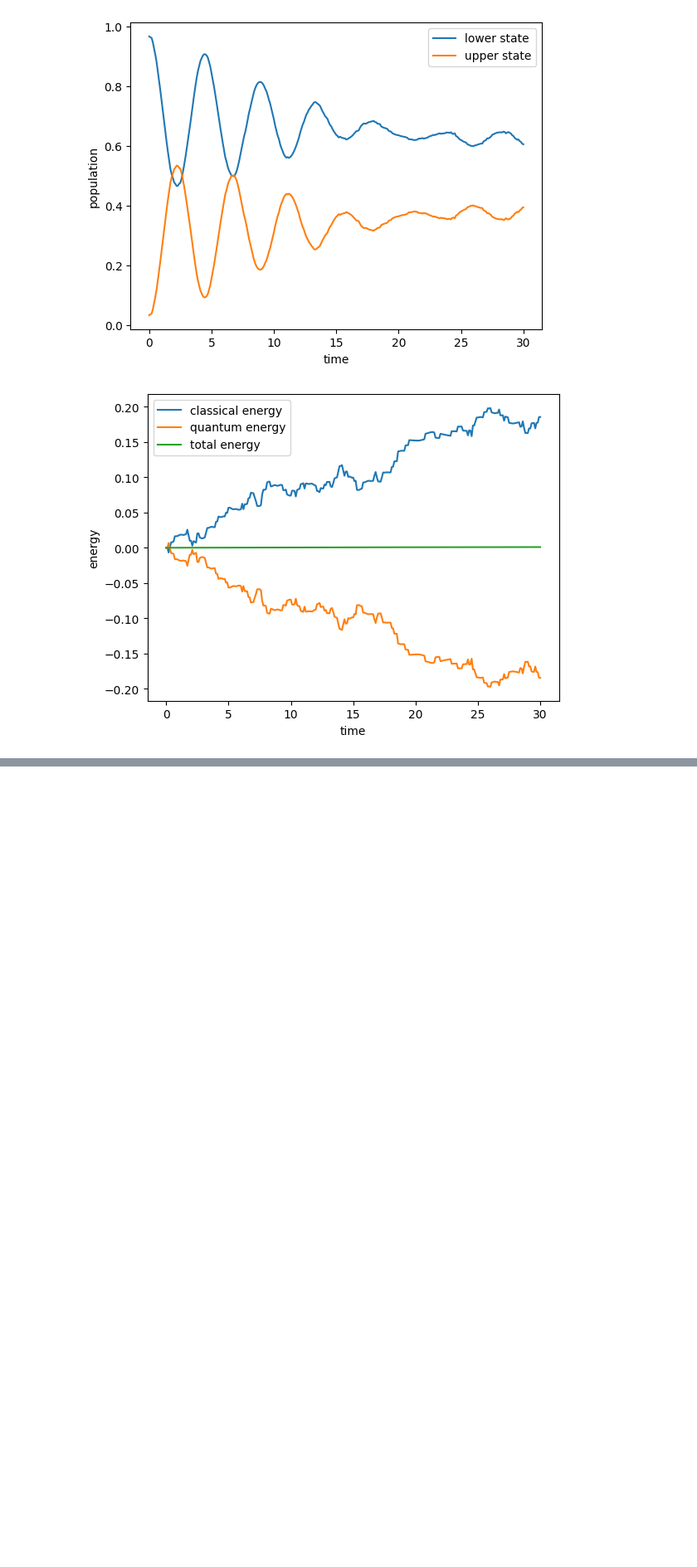
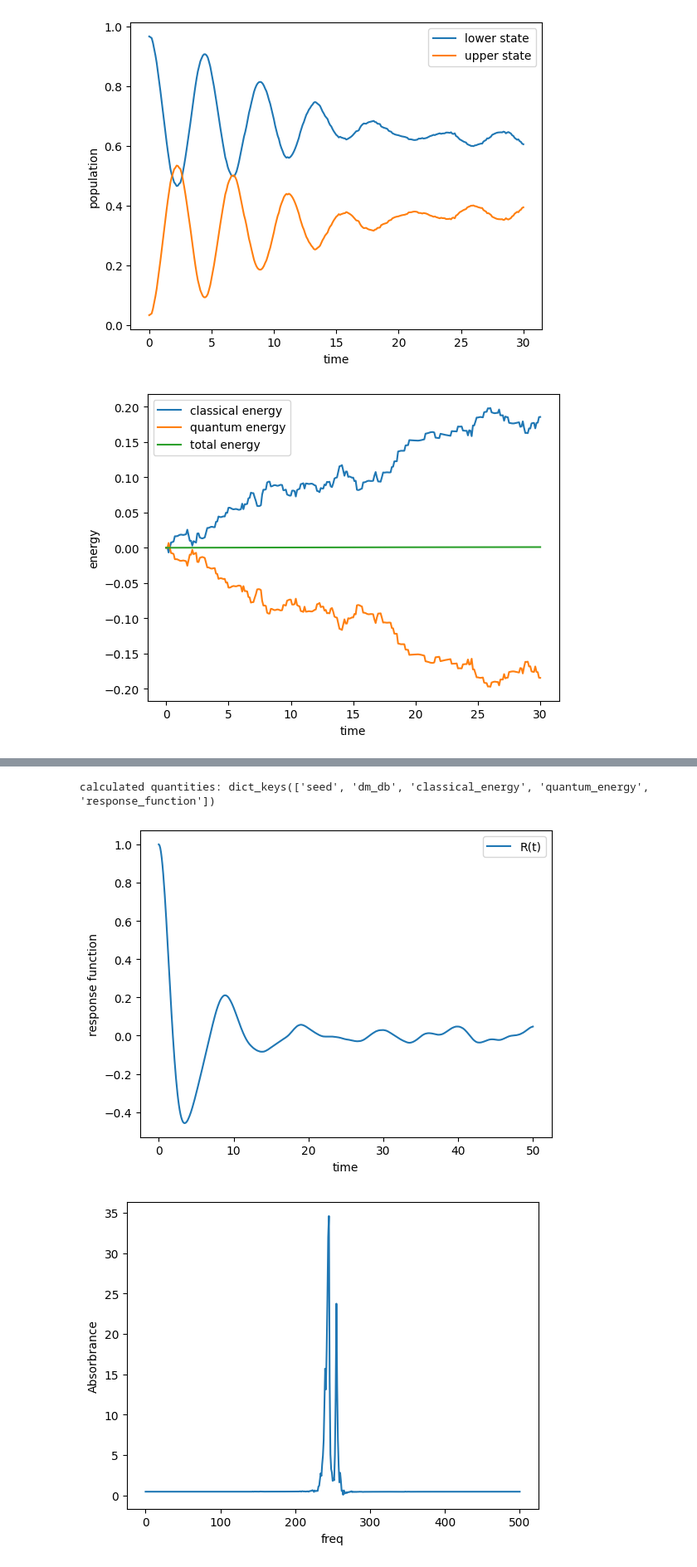
Before and after one commit to tempelaar-team/qclab-dev, a Jupyter notebook: examples/docs_example.ipynb, the cells around one changed output, grey strips where cells are left out. Shown at 83% size. Saved outputs shown, nothing was run; the diff lists cells and outputs as text; code cells hidden in the pictures; blank space fills up the shorter version.

```diff
--- a/examples/docs_example.ipynb
+++ b/examples/docs_example.ipynb
@@ -489,0 +647,27 @@ KeyboardInterrupt:
+# %%
+import numpy as np
+import matplotlib.pyplot as plt
+from qc_lab.algorithms import MeanField
+
+# the initialization recipe
+print(MeanField.initialization_recipe)
+
+# the update recipe
+print(MeanField.update_recipe)
+
+# the output recipe
+print(MeanField.output_recipe)
+
+def update_response_function(sim, parameters, state, **kwargs):
+    # First get the diabatic wavefunction.
+    wf_db = state.wf_db
+    # If we are at the first timestep we can store the diabatic wavefunction in the parameters object
+    if sim.t_ind == 0:
+        parameters.wf_db_0 = np.copy(wf_db)
+    # Next calculate the response function and store it in the state object.
+    state.response_function = np.sum(np.conj(parameters.wf_db_0) * wf_db, axis=-1)
+    return parameters, state
+
+MeanField.output_recipe.append(update_response_function)
+
+MeanField.output_variables.append('response_function')
@@ -489,0 +713,21 @@ KeyboardInterrupt:
+# %%
+
+# plot the data.
+print('calculated quantities:', data.data_dic.keys())
+num_trajs = len(data.data_dic['seed'])
+response_function = data.data_dic['response_function']/num_trajs
+time = sim.settings.tdat_output
+plt.plot(time, np.real(response_function), label='R(t)')
+plt.xlabel('time')
+plt.ylabel('response function')
+plt.legend()
+plt.show()
+
+plt.plot(np.real(np.roll(np.fft.fft(response_function), len(time)//2)))
+plt.xlabel('freq')
+plt.ylabel('Absorbrance')
+plt.show()
+# %% [output]
+calculated quantities: dict_keys(['seed', 'dm_db', 'classical_energy', 'quantum_energy', 'response_function'])
+[figure, added]
+[figure, added]
```
Also changed, not shown: parts of 25 cells of this notebook, 36 other files.
